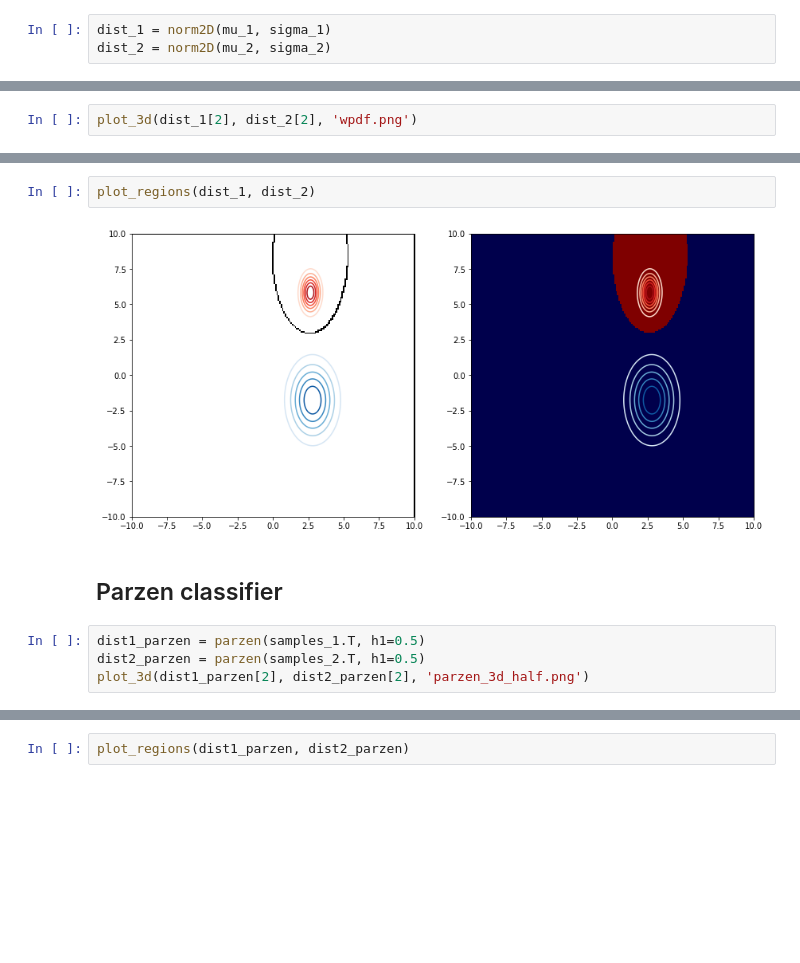
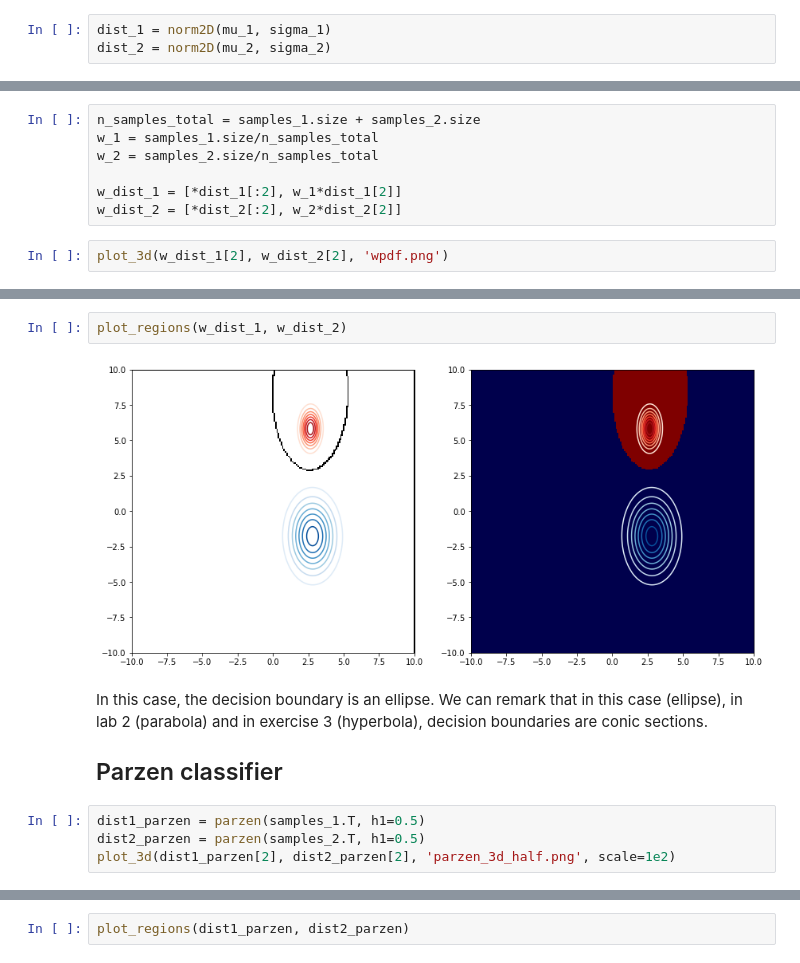
Before and after one commit to teobouvard/study, a Jupyter notebook: 4-UiS/machine-learning/assignments/lab3/labsol.ipynb, the cells around one changed output, grey strips where cells are left out. Drawn from its saved outputs; the diff is of its cells as text; blank space fills up the shorter version.

```diff
--- a/4-UiS/machine-learning/assignments/lab3/labsol.ipynb
+++ b/4-UiS/machine-learning/assignments/lab3/labsol.ipynb
@@ -33,17 +41,26 @@ dist_2 = norm2D(mu_2, sigma_2)
+# %%
+n_samples_total = samples_1.size + samples_2.size
+w_1 = samples_1.size/n_samples_total
+w_2 = samples_2.size/n_samples_total
+
+w_dist_1 = [*dist_1[:2], w_1*dist_1[2]]
+w_dist_2 = [*dist_2[:2], w_2*dist_2[2]]
 # %%
-plot_3d(dist_1[2], dist_2[2], 'wpdf.png')
+plot_3d(w_dist_1[2], w_dist_2[2], 'wpdf.png')
 # %% [markdown]
 ![](wpdf.png)
-# %%
-plot_regions(dist_1, dist_2)
-# %% [output]
-[figure, removed]
-# %% [markdown]
-## Parzen classifier
+# %%
+plot_regions(w_dist_1, w_dist_2)
+# %% [output]
+[figure, added]
+# %% [markdown]
+In this case, the decision boundary is an ellipse. We can remark that in this case (ellipse), in lab 2 (parabola) and in exercise 3 (hyperbola), decision boundaries are conic sections.
+
+## Parzen classifier
 # %%
 dist1_parzen = parzen(samples_1.T, h1=0.5)
 dist2_parzen = parzen(samples_2.T, h1=0.5)
-plot_3d(dist1_parzen[2], dist2_parzen[2], 'parzen_3d_half.png')
+plot_3d(dist1_parzen[2], dist2_parzen[2], 'parzen_3d_half.png', scale=1e2)
 # %% [markdown]
 ![](parzen_3d_half.png)
 # %%
```
Also changed, not shown: parts of 6 cells of this notebook, 4 other files.
